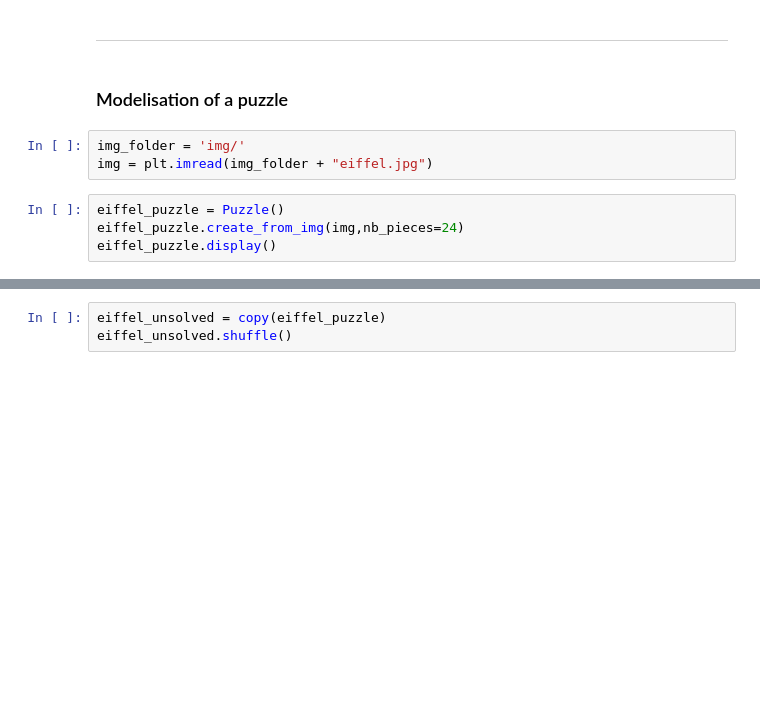
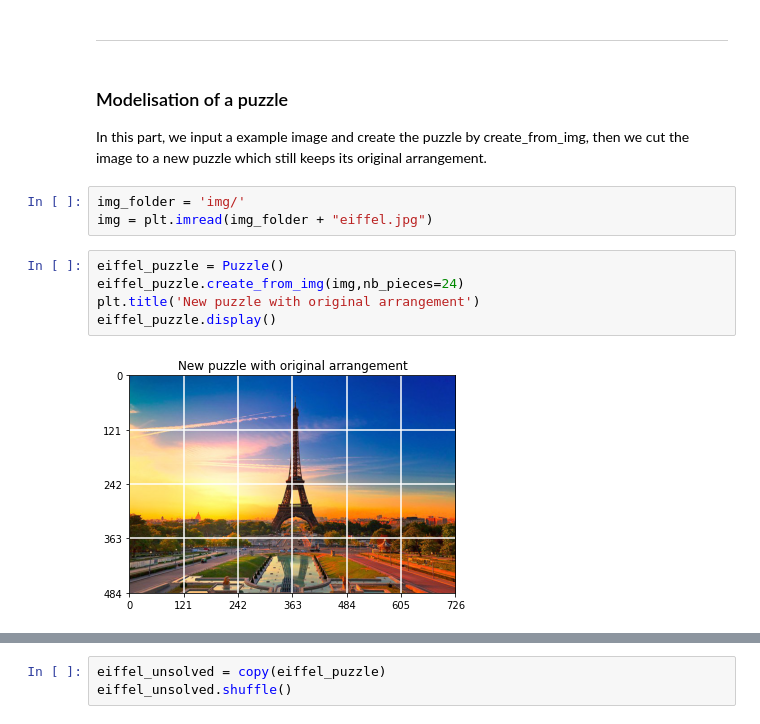
Before and after one commit to juliennonin/jigsaw-puzzle-solver, a Jupyter notebook: sandbox.ipynb, the cells around one changed output, grey strips where cells are left out. Saved outputs shown, nothing was run; the diff lists cells and outputs as text; blank space fills up the shorter version.

```diff
--- a/sandbox.ipynb
+++ b/sandbox.ipynb
@@ -33,11 +53,16 @@ plt.title('Bottom border of the piece')
 # %% [markdown]
 <hr/>
-# %% [markdown]
-### Modelisation of a puzzle
+# %% [markdown]
+### Modelisation of a puzzle
+
+In this part, we input a example image and create the puzzle by create_from_img, then we cut the image to a new puzzle which still keeps its original arrangement.
 # %%
 img_folder = 'img/'
 img = plt.imread(img_folder + "eiffel.jpg")
 # %%
 eiffel_puzzle = Puzzle()
 eiffel_puzzle.create_from_img(img,nb_pieces=24)
+plt.title('New puzzle with original arrangement')
 eiffel_puzzle.display()
+# %% [output]
+[figure, added]
```
Also changed, not shown: parts of 23 cells of this notebook.
